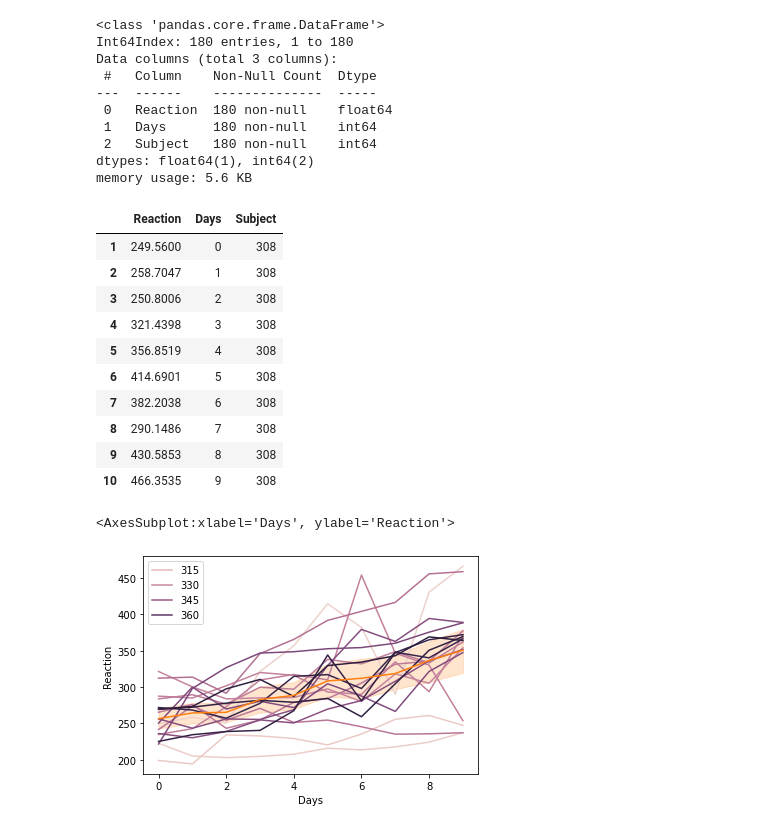
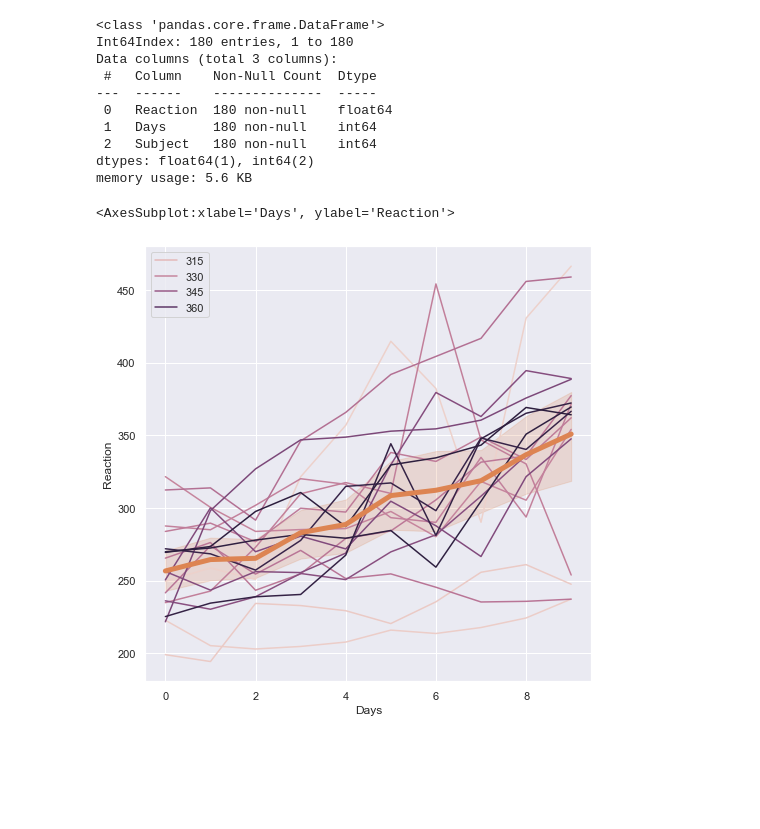
Before and after one commit to m3redithw/numpy-pandas-visualization-exercises, a Jupyter notebook: seaborn_exercises.ipynb, the cells around one changed output. Drawn from its saved outputs; the diff is of its cells as text; code cells hidden in the pictures; blank space fills up the shorter version.

Commit message:
changed last question's figure size

```diff
--- a/seaborn_exercises.ipynb
+++ b/seaborn_exercises.ipynb
@@ -271,25 +273,10 @@ Data columns (total 3 columns):
  2   Subject   180 non-null    int64
 dtypes: float64(1), int64(2)
 memory usage: 5.6 KB
-# %%
-# individual = sleep.groupby('Subject')
-# individual.head()
-sleep.head(10)
-# %% [output]
-|  | Reaction | Days | Subject |
-| 1 | 249.5600 | 0 | 308 |
-| 2 | 258.7047 | 1 | 308 |
-| 3 | 250.8006 | 2 | 308 |
-| 4 | 321.4398 | 3 | 308 |
-| 5 | 356.8519 | 4 | 308 |
-| 6 | 414.6901 | 5 | 308 |
-| 7 | 382.2038 | 6 | 308 |
-| 8 | 290.1486 | 7 | 308 |
-| 9 | 430.5853 | 8 | 308 |
-| 10 | 466.3535 | 9 | 308 |
 # %%
+sns.set(rc = {'figure.figsize':(8, 8)})
 sns.lineplot(data = sleep, x='Days', y='Reaction',hue = 'Subject')
-sns.lineplot(data = sleep, x = 'Days', y='Reaction')
+sns.lineplot(data = sleep, x = 'Days', y='Reaction', lw = 5)
 # %% [output]
 <AxesSubplot:xlabel='Days', ylabel='Reaction'>
-[figure, old version]
+[figure, new version]
```
Also changed, not shown: parts of 3 cells of this notebook.
